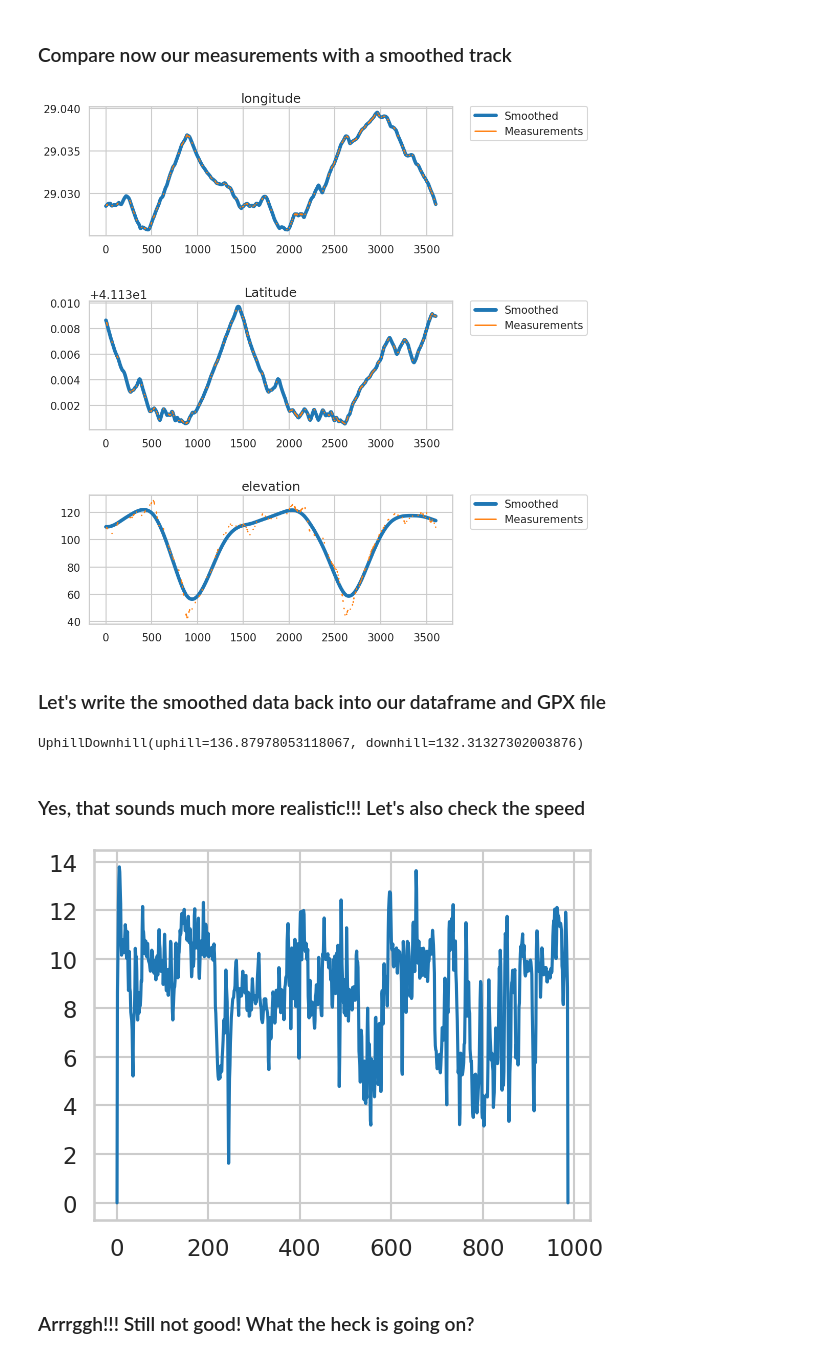
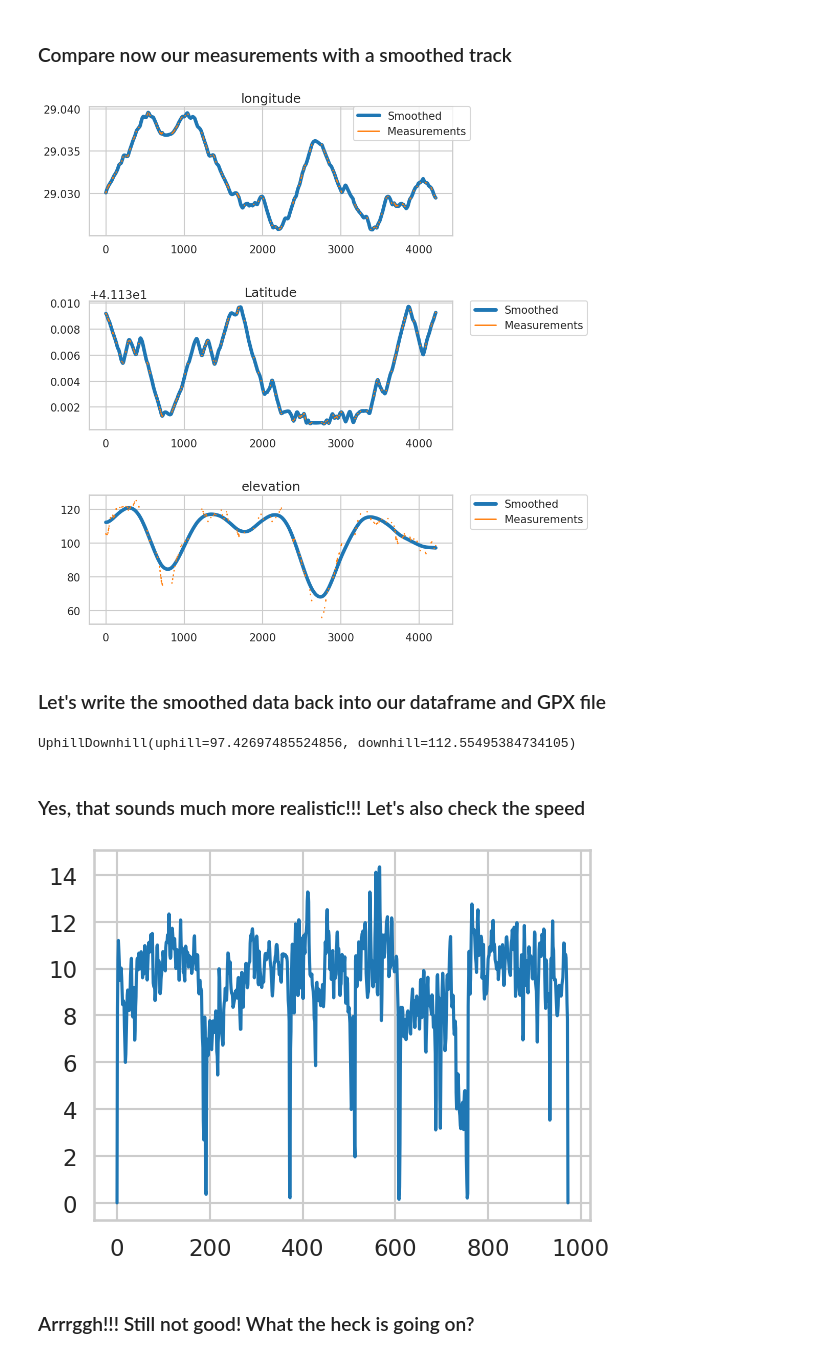
Before and after one commit to dogasiyli/gps_data_with_python, a Jupyter notebook: notebooks/4-pykalman.ipynb, the cells around one changed output. Drawn from its saved outputs; the diff is of its cells as text; code cells hidden in the pictures.

```diff
--- a/notebooks/4-pykalman.ipynb
+++ b/notebooks/4-pykalman.ipynb
@@ -29,0 +12,3 @@ gpx_obj, segment = step_01_load_data(1)
+# %%
+data_id = 1 if platform.node()=="dg-MS-7917" else (1 if platform.node()=="doga-yg" else 0)
+gpx_obj, segment = step_01_load_data(data_id)
@@ -114,7 +110,7 @@ state_means, state_vars = step_09_apply_kalman(kf, measurements)
 # %%
 step_10_plot_smoothed_vs_measured(state_means, measurements)
 # %% [output]
-[figure, old version]
+[figure, new version]
 # %% [markdown]
 ### Let's write the smoothed data back into our dataframe and GPX file
 # %%
@@ -122,13 +118,13 @@ coords, orig_coords = step_11_15_update_coords(state_means, coords, segment, ori
 # %%
 segment.get_uphill_downhill()
 # %% [output]
-UphillDownhill(uphill=136.87978053118067, downhill=132.31327302003876)
+UphillDownhill(uphill=97.42697485524856, downhill=112.55495384734105)
 # %% [markdown]
 ### Yes, that sounds much more realistic!!! Let's also check the speed
 # %%
-speed = step_12_16_add_missing_speeds(gpx_obj, segment, speed_dict, 'speed_1_after_kalman', plot_afeter_add=True)
+speed = step_12_16_23_add_missing_speeds(gpx_obj, segment, speed_dict, 'speed_1_after_kalman', plot_after_add=True)
 # %% [output]
-[figure, old version]
+[figure, new version]
 # %% [markdown]
 ### Arrrggh!!! Still not good! What the heck is going on?
 # %%
```
Also changed, not shown: parts of 33 cells of this notebook, 4 other files.
